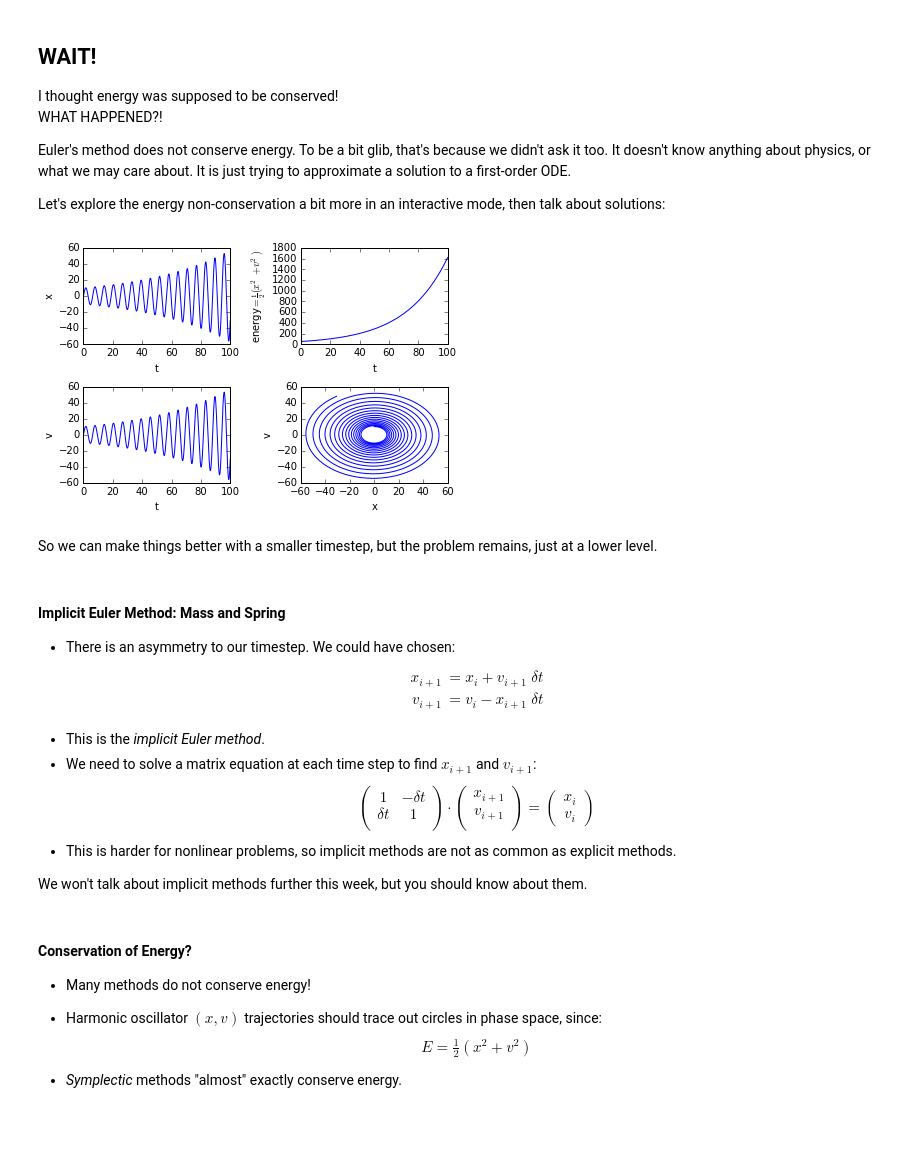
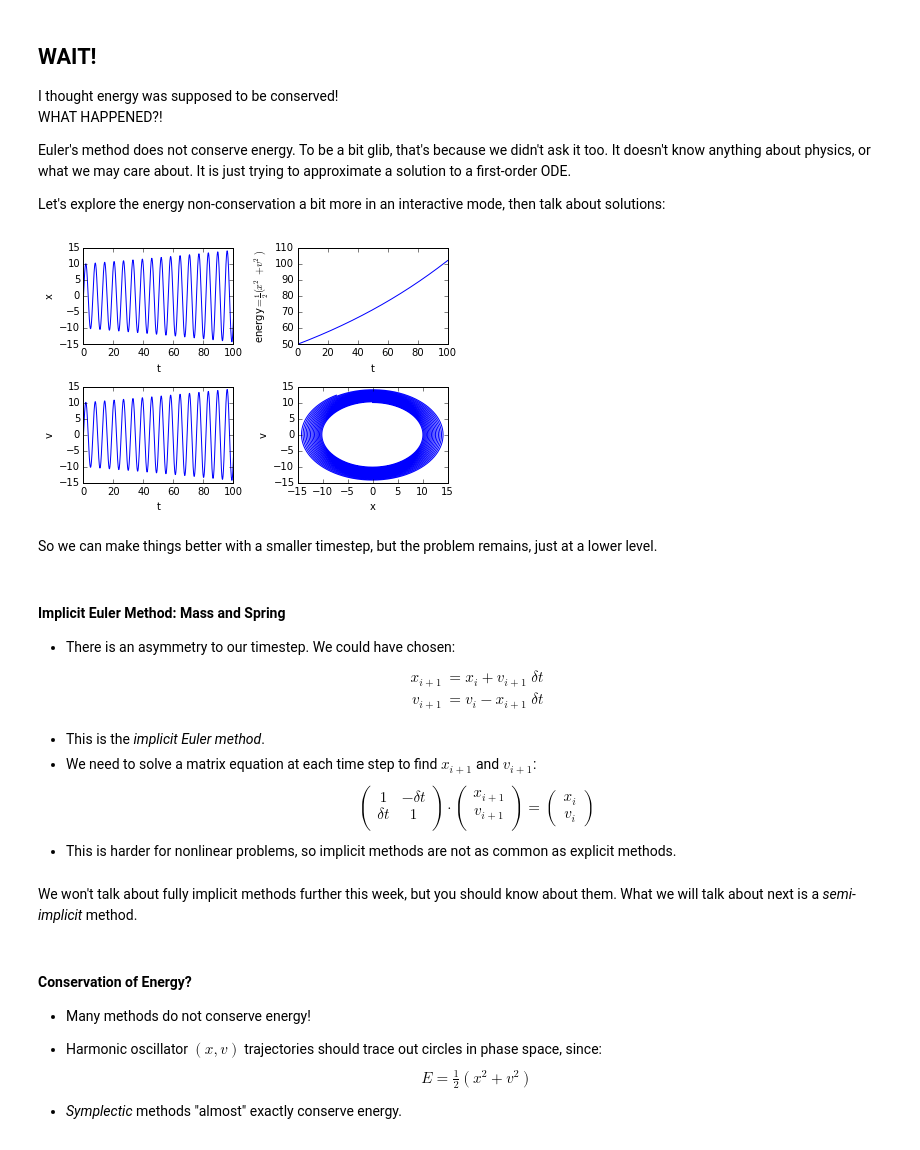
Before and after one commit to pitt1321/lectures, a Jupyter notebook: week_07/week_07.ipynb, the cells around one changed output. Drawn from its saved outputs; the diff is of its cells as text; code cells hidden in the pictures.

```diff
--- a/week_07/week_07.ipynb
+++ b/week_07/week_07.ipynb
@@ -346,11 +346,11 @@ def plot_spring_mass(t, x, v, energy):
     plt.tight_layout()
 # %%
 ### Example calling of this function
-def solve_spring_mass(N=10001, x0=0, v0=10, odesolver=euler_explicit):
+def solve_spring_mass(N=10001, x0=0, v0=10):
     t = np.linspace(0, 100, N)
     y0 = [x0, v0]
 
-    r = odesolve(f, y0, t)
+    r = euler_explicit(f, y0, t)
     x, v = r[:,0], r[:,1]
 
     # More fully, energy = 0.5 * ((k*x)**2 + m * v**2)
@@ -375,8 +375,8 @@ from ipywidgets import interact, interactive
 from IPython.display import clear_output, display, HTML
 # %%
-interactive(solve_spring_mass, N=(0,100000), x0=(-10,10), v0=(-10,10))
+interact(solve_spring_mass, N=(0,100000,1000), x0=(-10,10), v0=(-10,10))
 # %% [output]
-[figure, old version]
+[figure, new version]
 # %% [markdown]
 So we can make things better with a smaller timestep, but the problem remains, just at a lower level.
 # %% [markdown]
@@ -408,8 +408,8 @@ v_{i}
 \end{pmatrix}
 \end{equation*}
 * This is harder for nonlinear problems, so implicit methods are not as common as explicit methods.
-
-We won't talk about implicit methods further this week, but you should know about them.
+# %% [markdown]
+We won't talk about fully implicit methods further this week, but you should know about them.  What we will talk about next is a *semi-implicit* method.
 # %% [markdown]
 #### Conservation of Energy?
 
```
Also changed, not shown: parts of 8 cells of this notebook.
